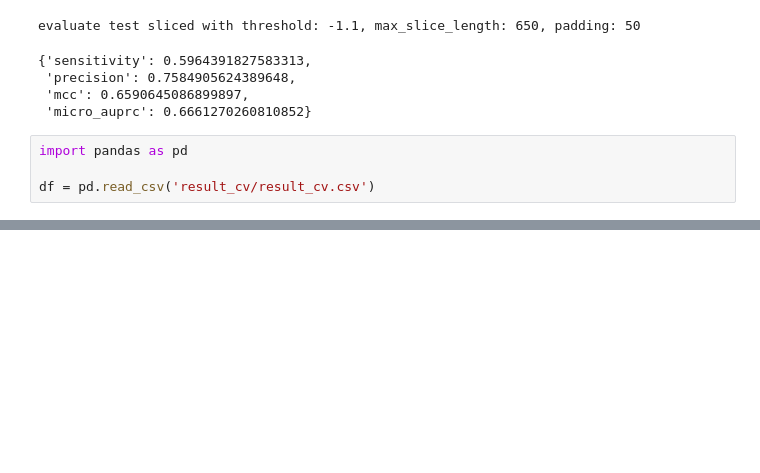
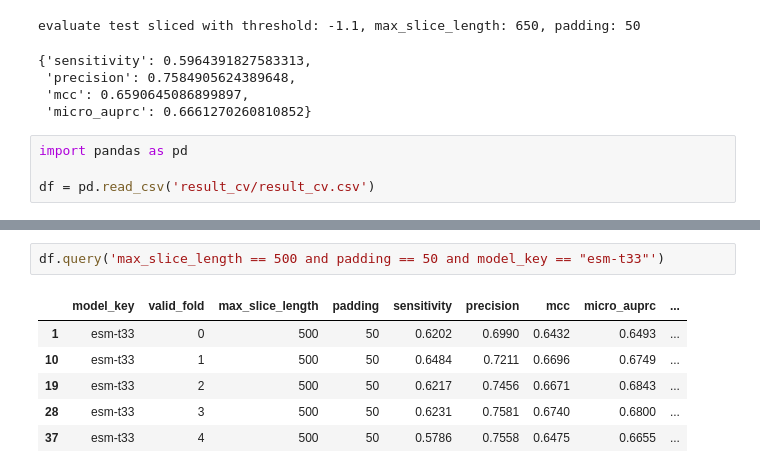
Before and after one commit to dlwocks31/MultiviewATPBind, a Jupyter notebook: test.ipynb, the cells around one changed output, grey strips where cells are left out. Cells and saved outputs as stored; diff of their text form; blank space fills up the shorter version.

```diff
--- a/test.ipynb
+++ b/test.ipynb
@@ -317,0 +410,9 @@ df.query('model_key == "esm-t33"').groupby(['model_key', 'max_slice_length', 'pa
+# %%
+df.query('max_slice_length == 500 and padding == 50 and model_key == "esm-t33"')
+# %% [output]
+|  | model_key | valid_fold | max_slice_length | padding | sensitivity | precision | mcc | micro_auprc | ... |
+| 1 | esm-t33 | 0 | 500 | 50 | 0.6202 | 0.6990 | 0.6432 | 0.6493 | ... |
+| 10 | esm-t33 | 1 | 500 | 50 | 0.6484 | 0.7211 | 0.6696 | 0.6749 | ... |
+| 19 | esm-t33 | 2 | 500 | 50 | 0.6217 | 0.7456 | 0.6671 | 0.6843 | ... |
+| 28 | esm-t33 | 3 | 500 | 50 | 0.6231 | 0.7581 | 0.6740 | 0.6800 | ... |
+| 37 | esm-t33 | 4 | 500 | 50 | 0.5786 | 0.7558 | 0.6475 | 0.6655 | ... |
```
Also changed, not shown: parts of 15 cells of this notebook, 3 other files.
